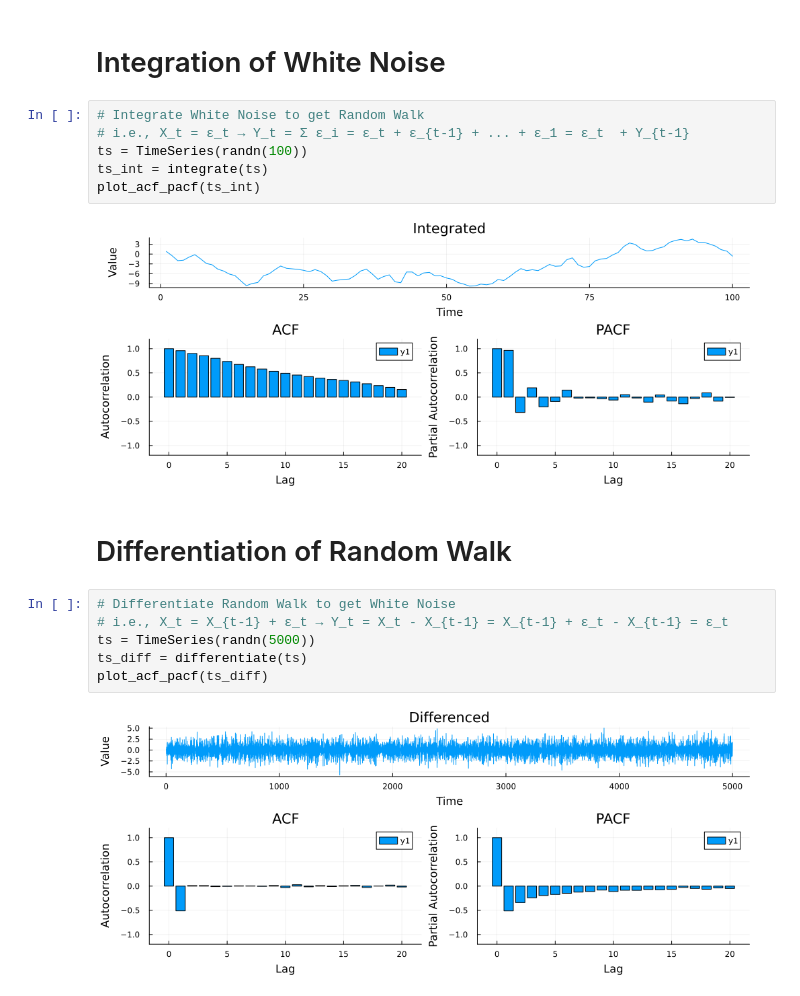
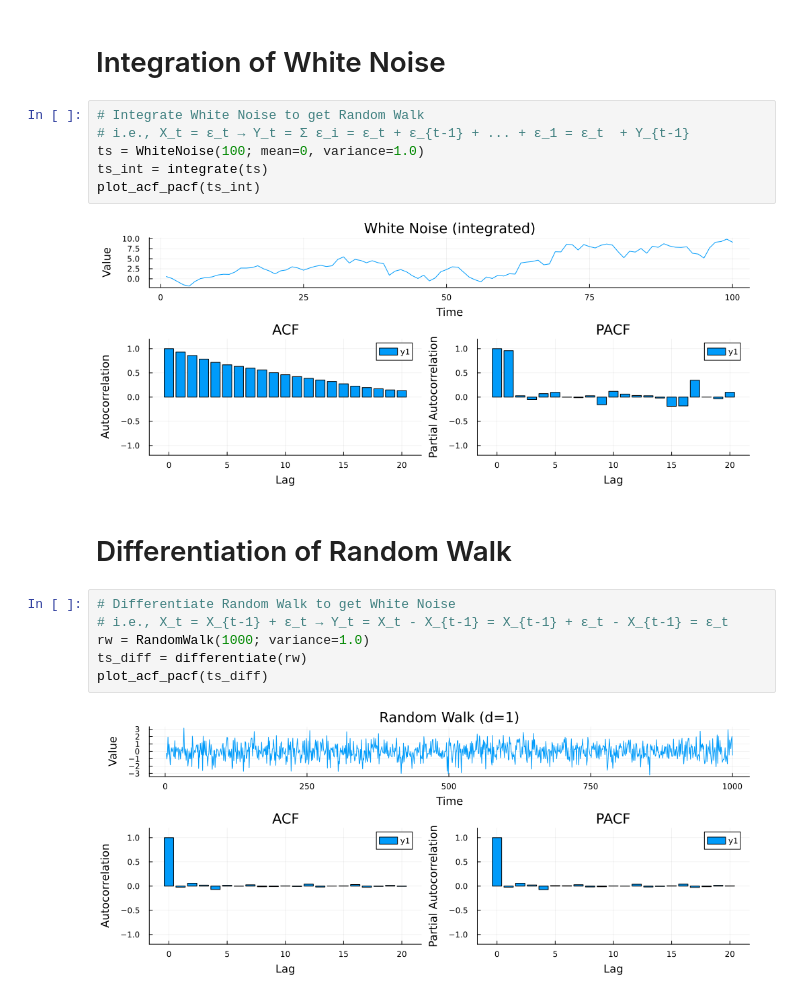
Before and after one commit to YannickGibson/TimeSeriesKit.jl, a Jupyter notebook: examples/acf_pacf.ipynb, the cells around one changed output. Saved outputs shown, nothing was run; the diff lists cells and outputs as text.

Commit message:
RandomWalk WhiteNoise ARProcess MAProcess

```diff
--- a/examples/acf_pacf.ipynb
+++ b/examples/acf_pacf.ipynb
@@ -48,18 +42,18 @@ plot_acf_pacf(ts)
 # %%
 # Integrate White Noise to get Random Walk
 # i.e., X_t = ε_t → Y_t = Σ ε_i = ε_t + ε_{t-1} + ... + ε_1 = ε_t  + Y_{t-1}
-ts = TimeSeries(randn(100))
+ts = WhiteNoise(100; mean=0, variance=1.0)
 ts_int = integrate(ts)
 plot_acf_pacf(ts_int)
 # %% [output]
-[figure, old version]
+[figure, new version]
 # %% [markdown]
 # Differentiation of Random Walk
 # %%
 # Differentiate Random Walk to get White Noise
 # i.e., X_t = X_{t-1} + ε_t → Y_t = X_t - X_{t-1} = X_{t-1} + ε_t - X_{t-1} = ε_t
-ts = TimeSeries(randn(5000))
-ts_diff = differentiate(ts)
+rw = RandomWalk(1000; variance=1.0)
+ts_diff = differentiate(rw)
 plot_acf_pacf(ts_diff)
 # %% [output]
-[figure, old version]
+[figure, new version]
```
Also changed, not shown: parts of 7 cells of this notebook, 8 other files.
